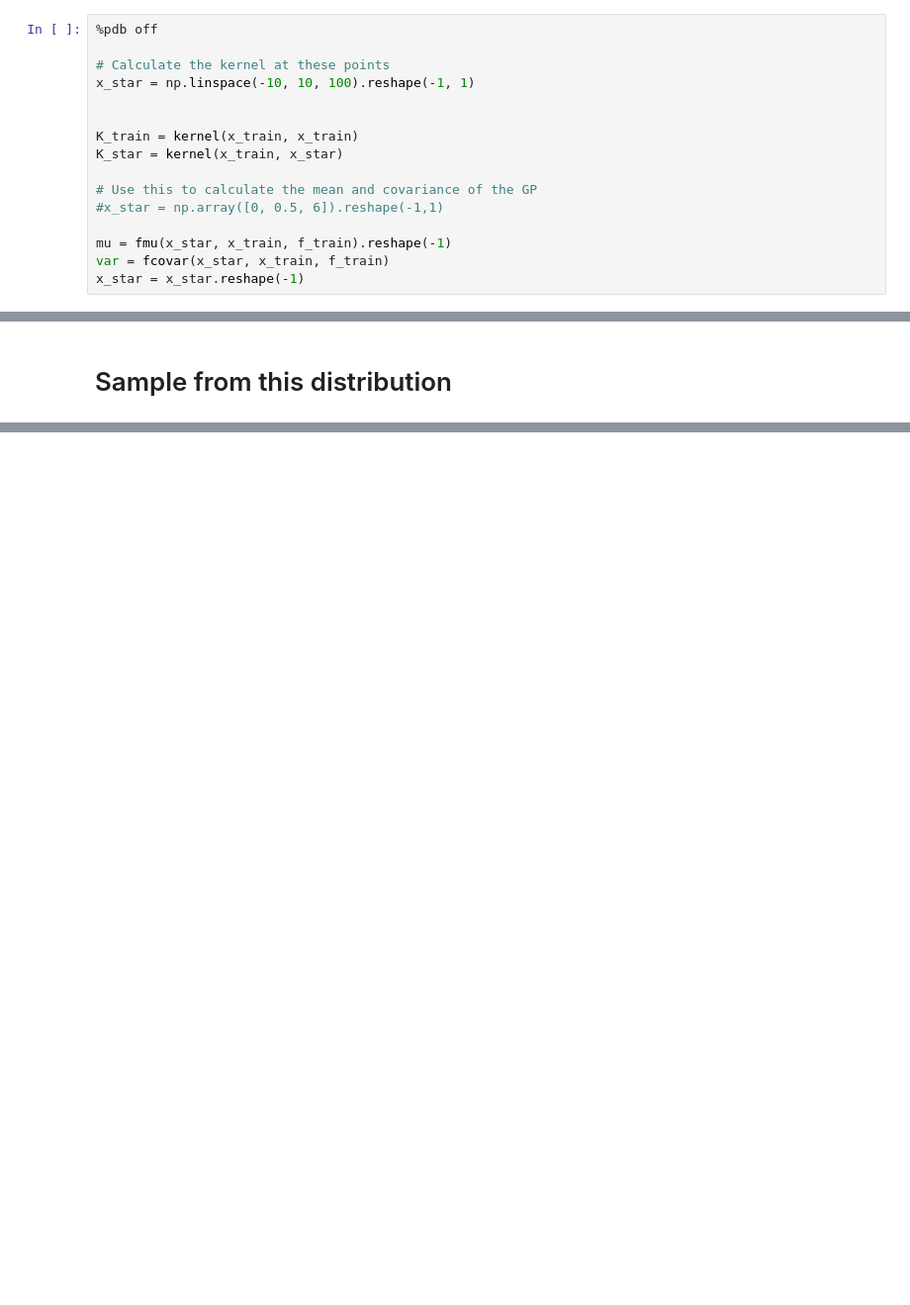
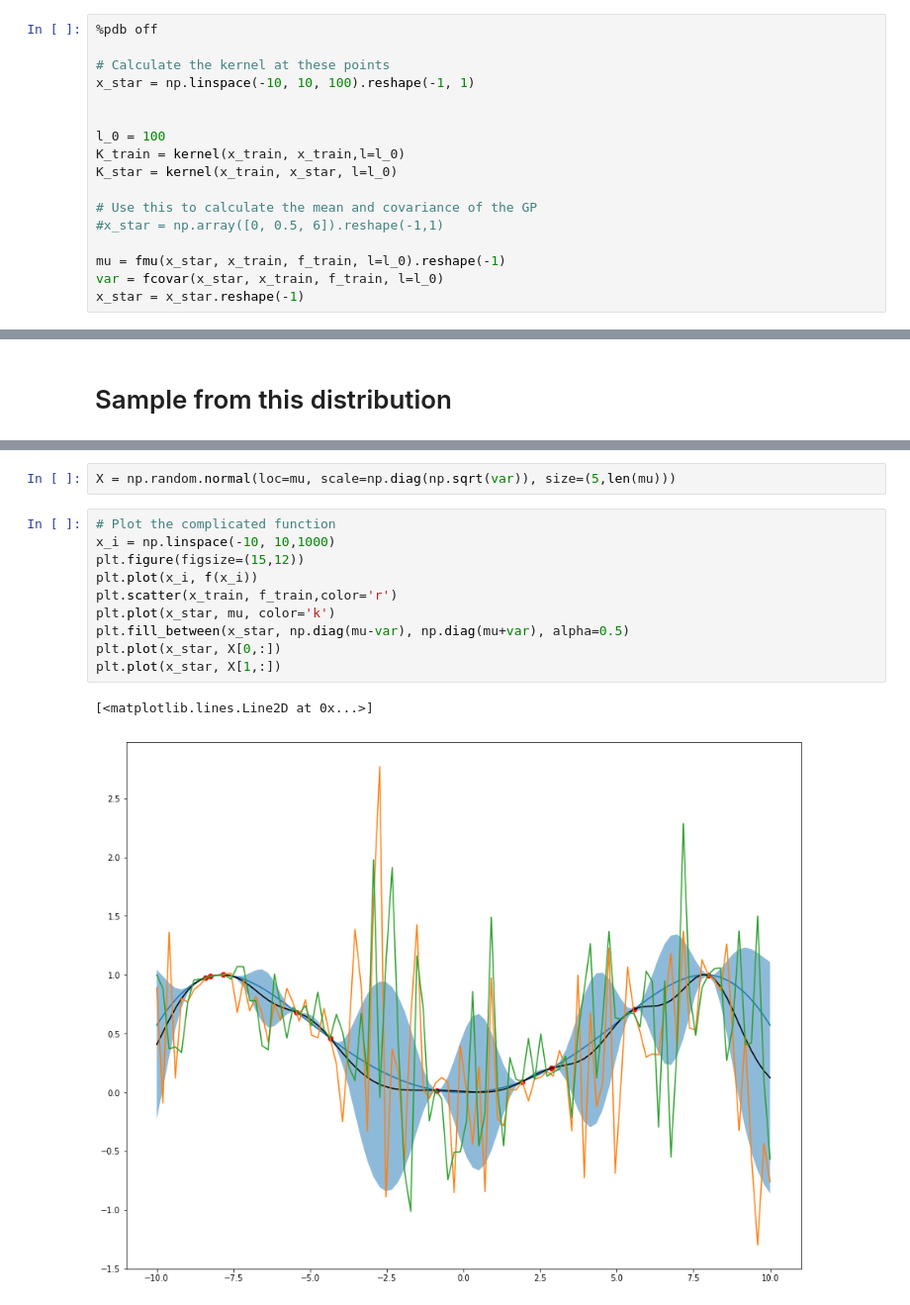
Before and after one commit to AlexRobson/GaussianProcesses, a Jupyter notebook: Gaussian Processes.ipynb, the cells around one changed output, grey strips where cells are left out. Shown at 99% size. Cells and saved outputs as stored; diff of their text form; blank space fills up the shorter version.

Commit message:
Including sampling from the functions represented by the GP

```diff
--- a/Gaussian Processes.ipynb
+++ b/Gaussian Processes.ipynb
@@ -62,14 +67,15 @@ f_train = f(x_train)
 x_star = np.linspace(-10, 10, 100).reshape(-1, 1)
 
 
-K_train = kernel(x_train, x_train)
-K_star = kernel(x_train, x_star)
+l_0 = 100
+K_train = kernel(x_train, x_train,l=l_0)
+K_star = kernel(x_train, x_star, l=l_0)
 
 # Use this to calculate the mean and covariance of the GP
 #x_star = np.array([0, 0.5, 6]).reshape(-1,1)
 
-mu = fmu(x_star, x_train, f_train).reshape(-1)
-var = fcovar(x_star, x_train, f_train)
+mu = fmu(x_star, x_train, f_train, l=l_0).reshape(-1)
+var = fcovar(x_star, x_train, f_train, l=l_0)
 x_star = x_star.reshape(-1)
 # %% [output]
 Automatic pdb calling has been turned OFF
@@ -92,0 +104,15 @@ plt.fill_between(x_star, np.diag(mu-var), np.diag(mu+var), alpha=0.5)
+# %%
+X = np.random.normal(loc=mu, scale=np.diag(np.sqrt(var)), size=(5,len(mu)))
+# %%
+# Plot the complicated function
+x_i = np.linspace(-10, 10,1000)
+plt.figure(figsize=(15,12))
+plt.plot(x_i, f(x_i))
+plt.scatter(x_train, f_train,color='r')
+plt.plot(x_star, mu, color='k')
+plt.fill_between(x_star, np.diag(mu-var), np.diag(mu+var), alpha=0.5)
+plt.plot(x_star, X[0,:])
+plt.plot(x_star, X[1,:])
+# %% [output]
+[<matplotlib.lines.Line2D at 0x...>]
+[figure, added]
```
Also changed, not shown: parts of 6 cells of this notebook.
